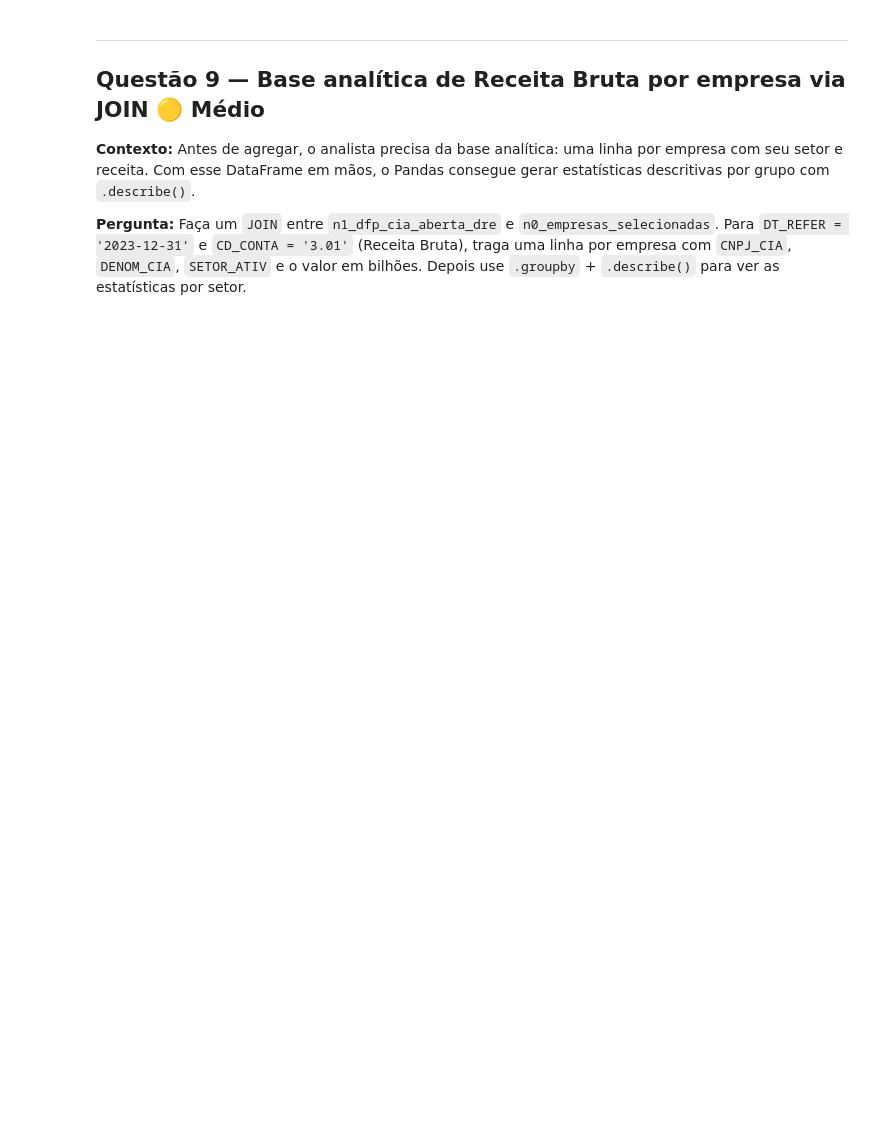
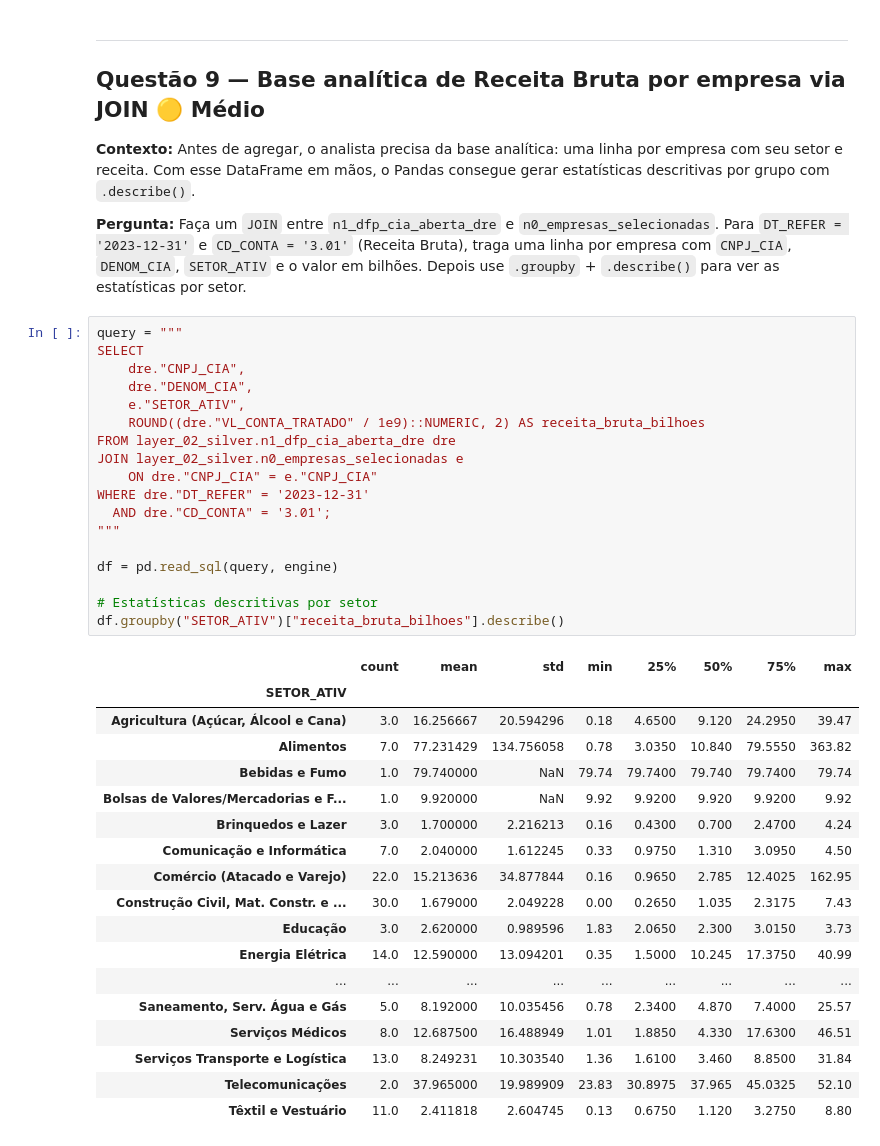
Before and after one commit to LuaRitz/BigData_For_Finance, a Jupyter notebook: exercicios/exercicios_sql_cvm.ipynb, the cells around one changed output. Drawn from its saved outputs; the diff is of its cells as text; blank space fills up the shorter version.

```diff
--- a/exercicios/exercicios_sql_cvm.ipynb
+++ b/exercicios/exercicios_sql_cvm.ipynb
@@ -203,3 +302,40 @@ df
 **Contexto:** Antes de agregar, o analista precisa da base analítica: uma linha por empresa com seu setor e receita. Com esse DataFrame em mãos, o Pandas consegue gerar estatísticas descritivas por grupo com `.describe()`.
 
 **Pergunta:** Faça um `JOIN` entre `n1_dfp_cia_aberta_dre` e `n0_empresas_selecionadas`. Para `DT_REFER = '2023-12-31'` e `CD_CONTA = '3.01'` (Receita Bruta), traga uma linha por empresa com `CNPJ_CIA`, `DENOM_CIA`, `SETOR_ATIV` e o valor em bilhões. Depois use `.groupby` + `.describe()` para ver as estatísticas por setor.
+# %%
+query = """
+SELECT
+    dre."CNPJ_CIA",
+    dre."DENOM_CIA",
+    e."SETOR_ATIV",
+    ROUND((dre."VL_CONTA_TRATADO" / 1e9)::NUMERIC, 2) AS receita_bruta_bilhoes
+FROM layer_02_silver.n1_dfp_cia_aberta_dre dre
+JOIN layer_02_silver.n0_empresas_selecionadas e
+    ON dre."CNPJ_CIA" = e."CNPJ_CIA"
+WHERE dre."DT_REFER" = '2023-12-31'
+  AND dre."CD_CONTA" = '3.01';
+"""
+
+df = pd.read_sql(query, engine)
+
+# Estatísticas descritivas por setor
+df.groupby("SETOR_ATIV")["receita_bruta_bilhoes"].describe()
+# %% [output]
+|  | count | mean | std | min | 25% | 50% | 75% | max |
+| SETOR_ATIV |  |  |  |  |  |  |  |  |
+| Agricultura (Açúcar, Álcool e Cana) | 3.0 | 16.256667 | 20.594296 | 0.18 | 4.6500 | 9.120 | 24.2950 | 39.47 |
+| Alimentos | 7.0 | 77.231429 | 134.756058 | 0.78 | 3.0350 | 10.840 | 79.5550 | 363.82 |
+| Bebidas e Fumo | 1.0 | 79.740000 | NaN | 79.74 | 79.7400 | 79.740 | 79.7400 | 79.74 |
+| Bolsas de Valores/Mercadorias e F... | 1.0 | 9.920000 | NaN | 9.92 | 9.9200 | 9.920 | 9.9200 | 9.92 |
+| Brinquedos e Lazer | 3.0 | 1.700000 | 2.216213 | 0.16 | 0.4300 | 0.700 | 2.4700 | 4.24 |
+| Comunicação e Informática | 7.0 | 2.040000 | 1.612245 | 0.33 | 0.9750 | 1.310 | 3.0950 | 4.50 |
+| Comércio (Atacado e Varejo) | 22.0 | 15.213636 | 34.877844 | 0.16 | 0.9650 | 2.785 | 12.4025 | 162.95 |
+| Construção Civil, Mat. Constr. e ... | 30.0 | 1.679000 | 2.049228 | 0.00 | 0.2650 | 1.035 | 2.3175 | 7.43 |
+| Educação | 3.0 | 2.620000 | 0.989596 | 1.83 | 2.0650 | 2.300 | 3.0150 | 3.73 |
+| Energia Elétrica | 14.0 | 12.590000 | 13.094201 | 0.35 | 1.5000 | 10.245 | 17.3750 | 40.99 |
+| ... | ... | ... | ... | ... | ... | ... | ... | ... |
+| Saneamento, Serv. Água e Gás | 5.0 | 8.192000 | 10.035456 | 0.78 | 2.3400 | 4.870 | 7.4000 | 25.57 |
+| Serviços Médicos | 8.0 | 12.687500 | 16.488949 | 1.01 | 1.8850 | 4.330 | 17.6300 | 46.51 |
+| Serviços Transporte e Logística | 13.0 | 8.249231 | 10.303540 | 1.36 | 1.6100 | 3.460 | 8.8500 | 31.84 |
+| Telecomunicações | 2.0 | 37.965000 | 19.989909 | 23.83 | 30.8975 | 37.965 | 45.0325 | 52.10 |
+| Têxtil e Vestuário | 11.0 | 2.411818 | 2.604745 | 0.13 | 0.6750 | 1.120 | 3.2750 | 8.80 |
```
Also changed, not shown: parts of 5 cells of this notebook.
